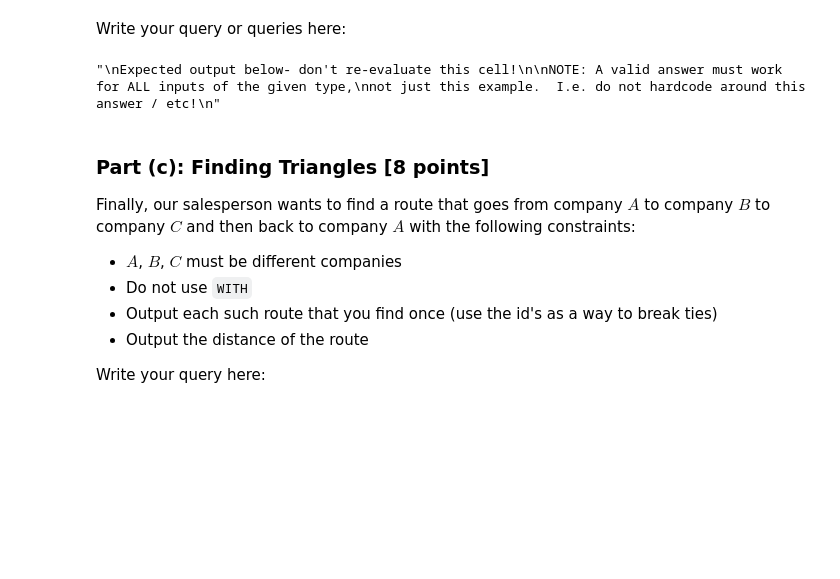
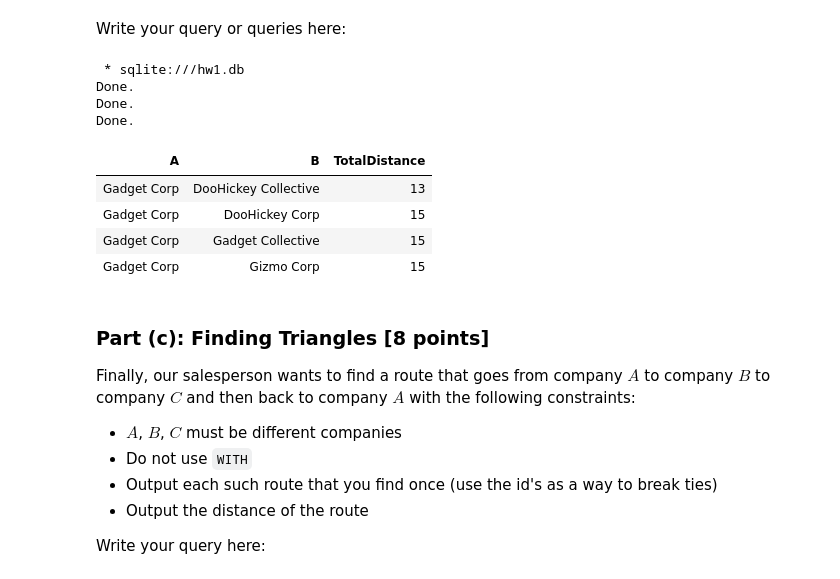
Before and after one commit to nathansu471/cs564, a Jupyter notebook: hw1/hw1.ipynb, the cells around one changed output. Saved outputs shown, nothing was run; the diff lists cells and outputs as text; code cells hidden in the pictures; blank space fills up the shorter version.

```diff
--- a/hw1/hw1.ipynb
+++ b/hw1/hw1.ipynb
@@ -386,16 +396,48 @@ Done.
 | Gizmo Corp | Widget Industries | 1 |
 # %% [markdown]
 Write your query or queries here:
-# %%
-
-"""
-Expected output below- don't re-evaluate this cell!
-
-NOTE: A valid answer must work for ALL inputs of the given type,
-not just this example.  I.e. do not hardcode around this answer / etc!
-"""
-# %% [output]
-"\nExpected output below- don't re-evaluate this cell!\n\nNOTE: A valid answer must work for ALL inputs of the given type,\nnot just this example.  I.e. do not hardcode around this answer / etc!\n"
+# %%
+%%sql
+DROP VIEW IF EXISTS UWToB;
+CREATE VIEW UWToB AS
+SELECT A, B, MIN(d) AS "d"
+FROM
+(SELECT A, B, d
+FROM streets
+WHERE A = 'UW-Madison'
+
+UNION
+
+SELECT hop1.A, hop2.B, hop1.d + hop2.d
+FROM streets AS "hop1" JOIN streets AS "hop2" ON hop1.B = hop2.A
+WHERE hop1.A = "UW-Madison" AND hop1.direction = "F" AND hop2.direction = "F")
+GROUP BY A, B;
+
+
+SELECT A, B, TotalDistance
+FROM
+(SELECT AToUW.A, UWToB.B, MIN(AToUW.A, UWToB.B) || "-" || MAX(AToUW.A, UWToB.B) AS "path", AToUW.d + UWToB.d AS "TotalDistance"
+FROM (SELECT A, B, d
+FROM streets
+WHERE B = 'UW-Madison'
+
+UNION
+
+SELECT hop1.A, hop2.B, hop1.d + hop2.d
+FROM streets AS "hop1" JOIN streets AS "hop2" ON hop1.B = hop2.A
+WHERE hop2.B = "UW-Madison" AND hop1.direction = "F" AND hop2.direction = "F") AS AToUW JOIN UWToB ON AToUW.B = UWToB.A
+WHERE AToUW.A != UWToB.B AND TotalDistance <= 15
+GROUP BY path)
+# %% [output]
+ * sqlite:///hw1.db
+Done.
+Done.
+Done.
+| A | B | TotalDistance |
+| Gadget Corp | DooHickey Collective | 13 |
+| Gadget Corp | DooHickey Corp | 15 |
+| Gadget Corp | Gadget Collective | 15 |
+| Gadget Corp | Gizmo Corp | 15 |
 # %% [markdown]
 ### Part (c): Finding Triangles [8 points]
 
```
Also changed, not shown: parts of 6 cells of this notebook.
